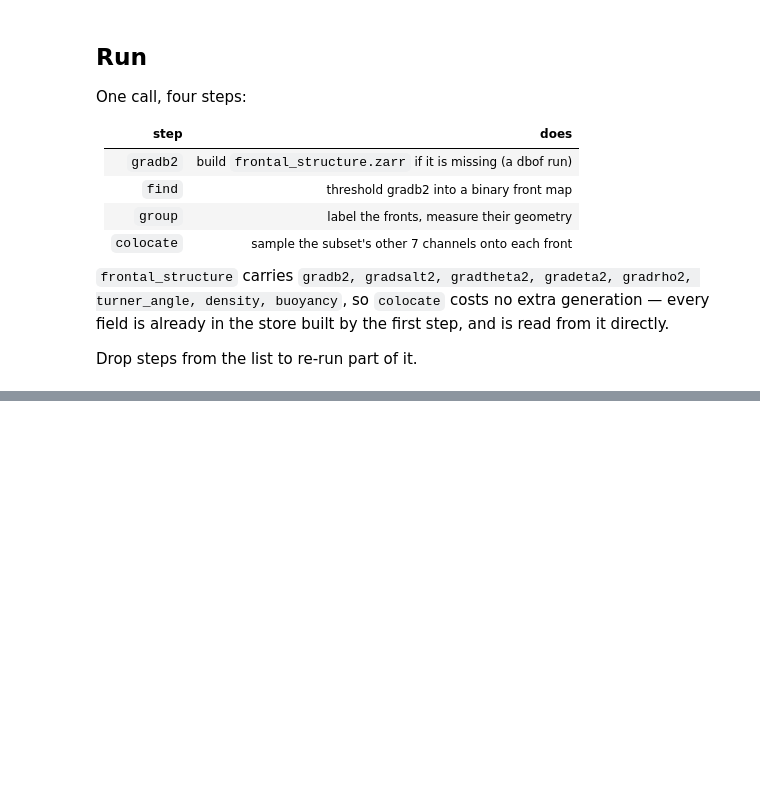
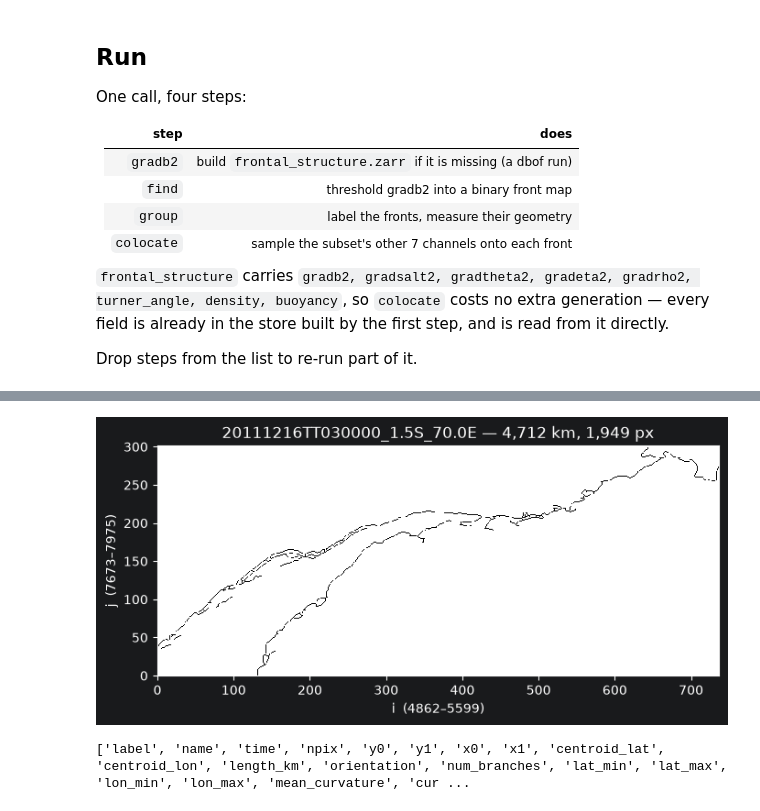
Before and after one commit to Sea-Meets-the-Stars/front-finding, a Jupyter notebook: notebooks/test_run_single_timestep.ipynb, the cells around one changed output, grey strips where cells are left out. Drawn from its saved outputs; the diff is of its cells as text; code cells hidden in the pictures; blank space fills up the shorter version.

Commit message:
finding redesign

```diff
--- a/notebooks/test_run_single_timestep.ipynb
+++ b/notebooks/test_run_single_timestep.ipynb
@@ -353,7 +40,0 @@ fig.tight_layout()
-# %%
-for f in sorted(Path(OUT_DIR).iterdir()):
-    print(f"{f.stat().st_size / 1e6:9.1f} MB  {f.name}")
-
-for meta in sorted(Path(RUN_ROOT).glob("*.meta")):
-    print(f"\n{meta.name}\n")
-    print(meta.read_text())
@@ -359,0 +75,61 @@ for meta in sorted(Path(RUN_ROOT).glob("*.meta")):
+# %%
+from front_finding.store import FrontStore
+
+STORE = "../output/SMALL_DATASET/SURF/fronts.zarr"   # from notebooks/; adjust if elsewhere
+LABEL = None                                   # None -> the longest front
+
+store = FrontStore.open(STORE)
+DATE = store.dates[0]
+
+# --- pick the front --------------------------------------------------------
+fronts = store.fronts(DATE, cross=True)                    # geometry joined to properties
+if LABEL is None:
+    LABEL = int(fronts.loc[fronts["length_km"].idxmax(), "label"])
+print(f"front id: {LABEL}")
+front = fronts[fronts["label"] == LABEL].iloc[0]
+
+# geometry columns are whatever `group` wrote; the rest are {channel}_{stat}
+geom_cols = list(store.geometry(DATE).columns)
+STATS = ["mean", "std", "min", "max", "skew"]
+prop_cols = [c for c in fronts.columns
+             if c not in geom_cols and c.rsplit("_", 1)[-1] in STATS]
+
+print(f"front {front['name']}   (label {LABEL})   {DATE}")
+print(f"  {front['length_km']:,.1f} km | {int(front['npix']):,} px | "
+      f"{front['num_branches']} branches | "
+      f"centroid {front['centroid_lat']:.2f}, {front['centroid_lon']:.2f}")
+
+print("labels: ")
+print(np.unique(store.labels(DATE)))
+
+# --- geometry --------------------------------------------------------------
+print("\n--- geometry ---")
+print(front[geom_cols].to_string())
+
+# # --- properties, as channel x statistic ------------------------------------
+print(f"\n--- properties ({len(prop_cols)} columns) ---")
+table = pd.DataFrame({
+    "channel": [c.rsplit("_", 1)[0] for c in prop_cols],
+    "stat":    [c.rsplit("_", 1)[1] for c in prop_cols],
+    "value":   front[prop_cols].astype(float).values,
+}).pivot(index="channel", columns="stat", values="value")
+print(table[list(STATS)].to_string(float_format=lambda v: f"{v:12.4g}"))
+
+# gradients span ~1e-13 to 1e-7, so context matters when reading these
+ca = store.step_attrs(DATE, "colocate")
+print(f"\nsampled over each front dilated by {ca.get('properties_dilation_radius')} px, "
+      f"nan_policy={ca.get('nan_policy')!r}")
+
+# --- its pixels ------------------------------------------------------------
+win = (int(front.y0), int(front.y1), int(front.x0), int(front.x1))
+mask = store.labels(DATE, window=win) == LABEL   # reads only this window
+print(f"\nbbox {win} -> {mask.shape} window, {int(mask.sum()):,} px are this front")
+
+fig, ax = plt.subplots(figsize=(7, 6))
+ax.imshow(mask, origin="lower", cmap="Greys", interpolation="nearest")
+ax.set_title(f"{front['name']} — {front['length_km']:,.0f} km, "
+             f"{int(front['npix']):,} px")
+ax.set_xlabel(f"i  ({win[2]}–{win[3]})")
+ax.set_ylabel(f"j  ({win[0]}–{win[1]})")
+fig.tight_layout()
+# %% [output]
@@ -359,0 +153,5 @@ for meta in sorted(Path(RUN_ROOT).glob("*.meta")):
+[figure, added]
+# %%
+print( list(store.fronts(DATE).columns) )
+# %% [output]
+['label', 'name', 'time', 'npix', 'y0', 'y1', 'x0', 'x1', 'centroid_lat', 'centroid_lon', 'length_km', 'orientation', 'num_branches', 'lat_min', 'lat_max', 'lon_min', 'lon_max', 'mean_curvature', 'cur ...
```
Also changed, not shown: parts of 35 cells of this notebook, 32 other files.
